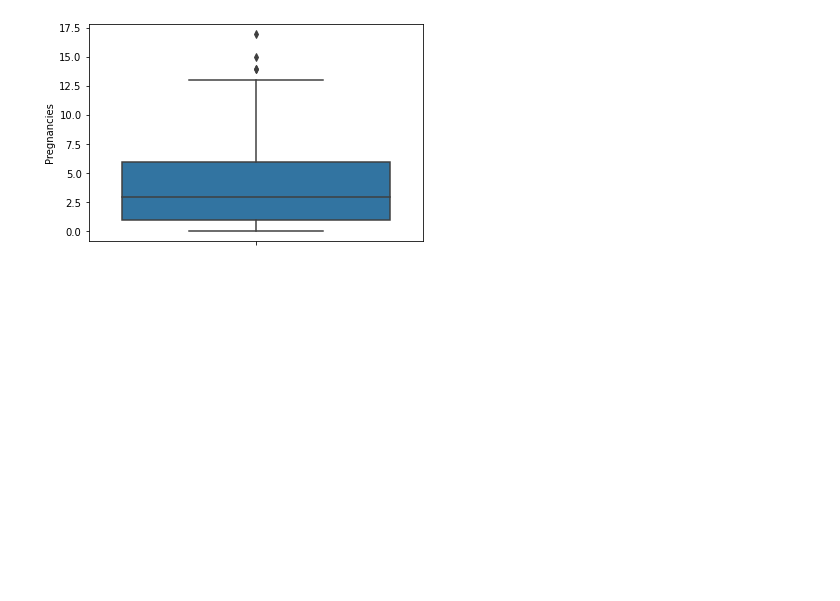
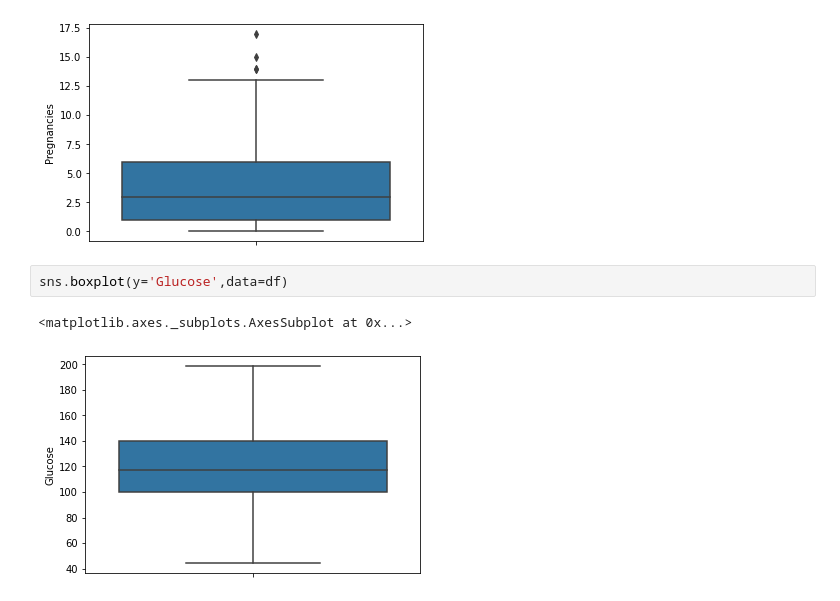
Before and after one commit to w1767/w1767, a Jupyter notebook: Machine_Learn_methods_enseble.ipynb, the cells around one changed output. Cells and saved outputs as stored; diff of their text form; blank space fills up the shorter version.

```diff
--- a/Machine_Learn_methods_enseble.ipynb
+++ b/Machine_Learn_methods_enseble.ipynb
@@ -205,3 +205,8 @@ sns.boxplot(y='Pregnancies', data=df, showfliers = True)
 # %% [output]
 <matplotlib.axes._subplots.AxesSubplot at 0x...>
 [figure]
+# %%
+sns.boxplot(y='Glucose',data=df)
+# %% [output]
+<matplotlib.axes._subplots.AxesSubplot at 0x...>
+[figure, added]
```
Also changed, not shown: parts of 115 cells of this notebook.
